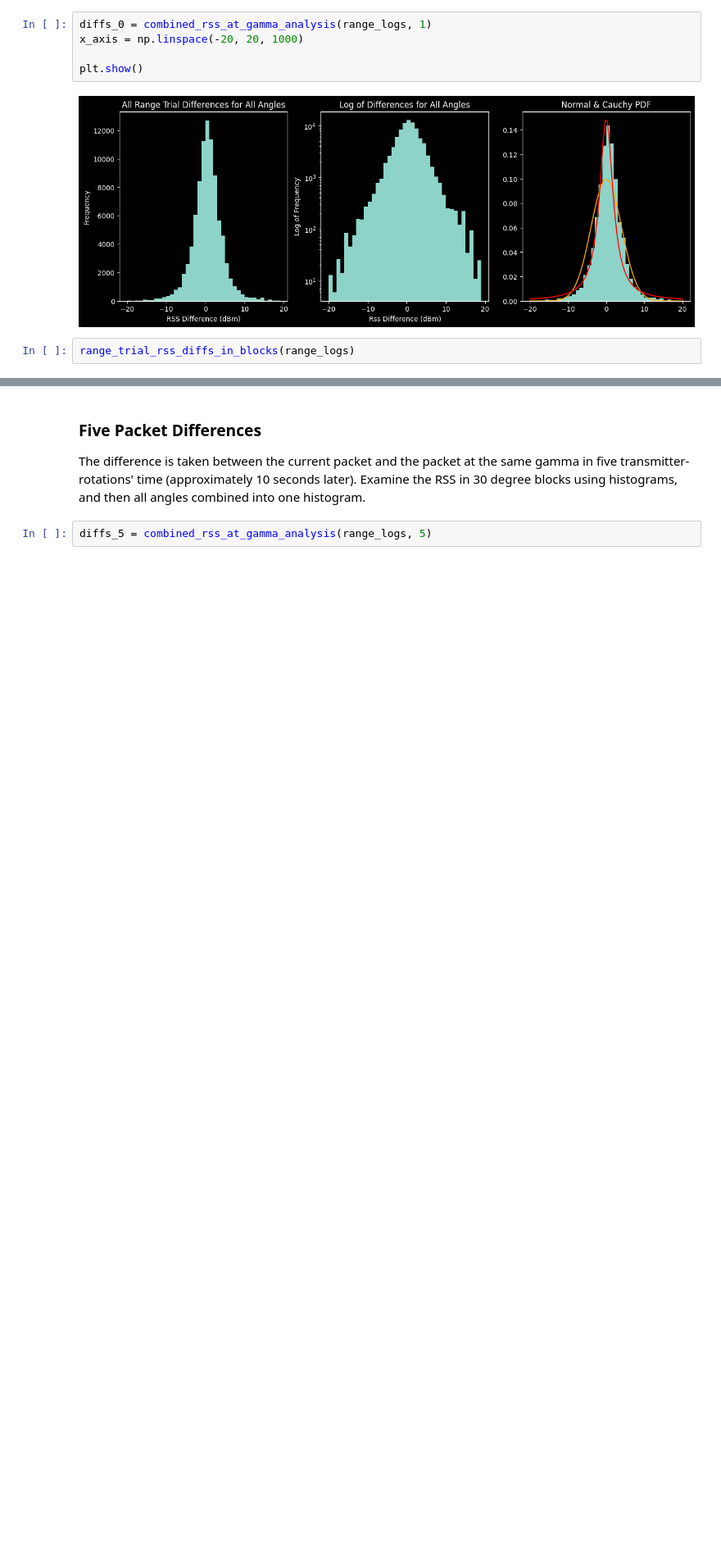
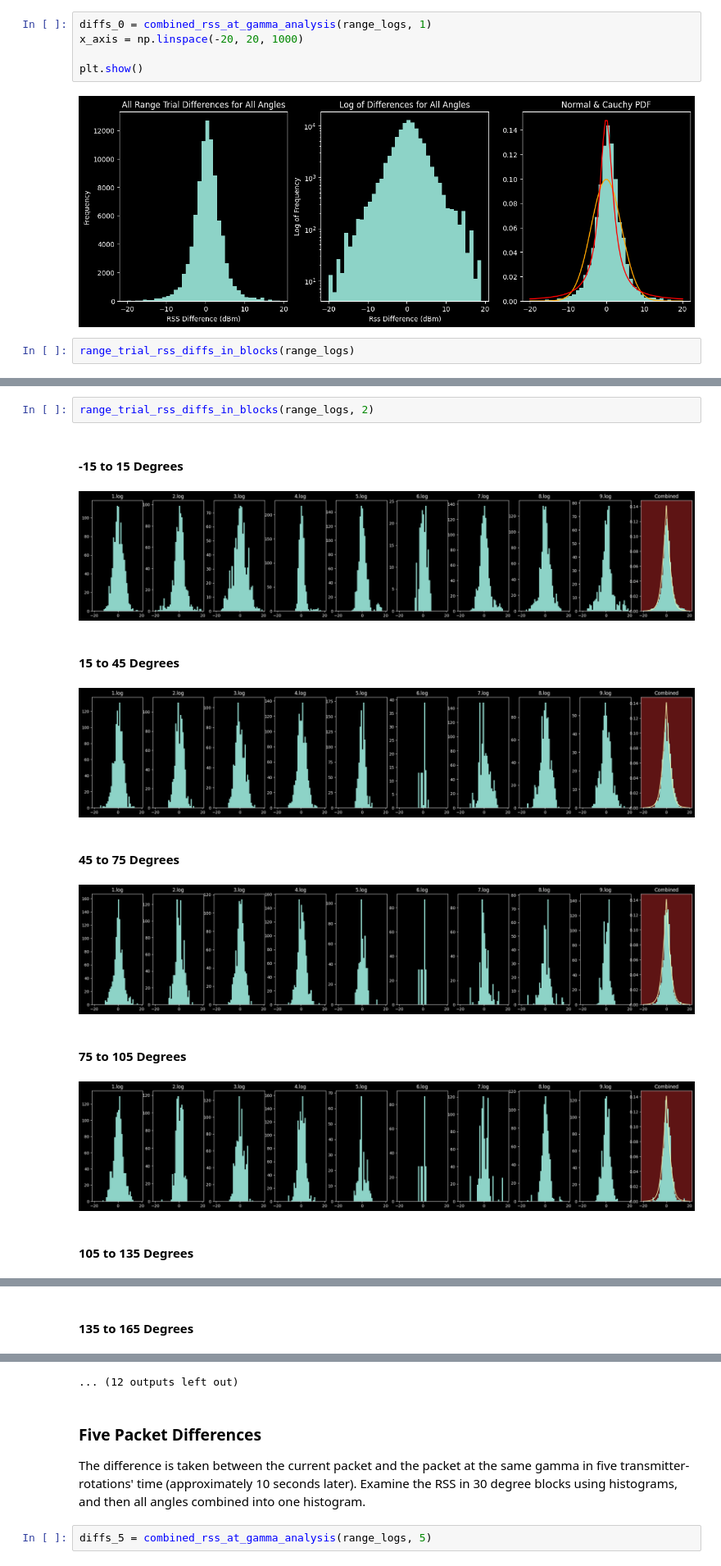
Before and after one commit to SheffieldMLtracking/BLEanalysis, a Jupyter notebook: jupyter/Finley/RSS Differences.ipynb, the cells around one changed output, grey strips where cells are left out. Shown at 82% size. Saved outputs shown, nothing was run; the diff lists cells and outputs as text; blank space fills up the shorter version.

```diff
--- a/jupyter/Finley/RSS Differences.ipynb
+++ b/jupyter/Finley/RSS Differences.ipynb
@@ -188,0 +196,12 @@ range_trial_rss_diffs_in_blocks(range_logs)
+# %%
+range_trial_rss_diffs_in_blocks(range_logs, 2)
+# %% [output]
+#### -15 to 15 Degrees
+[figure, added]
+#### 15 to 45 Degrees
+[figure, added]
+#### 45 to 75 Degrees
+[figure, added]
+#### 75 to 105 Degrees
+[figure, added]
+#### 105 to 135 Degrees
@@ -188,0 +209 @@ range_trial_rss_diffs_in_blocks(range_logs)
+#### 135 to 165 Degrees
@@ -189,3 +211,4 @@ range_trial_rss_diffs_in_blocks(range_logs)
+... (12 outputs left out)
 # %% [markdown]
 ### Five Packet Differences
 
```
Also changed, not shown: parts of 14 cells of this notebook.
